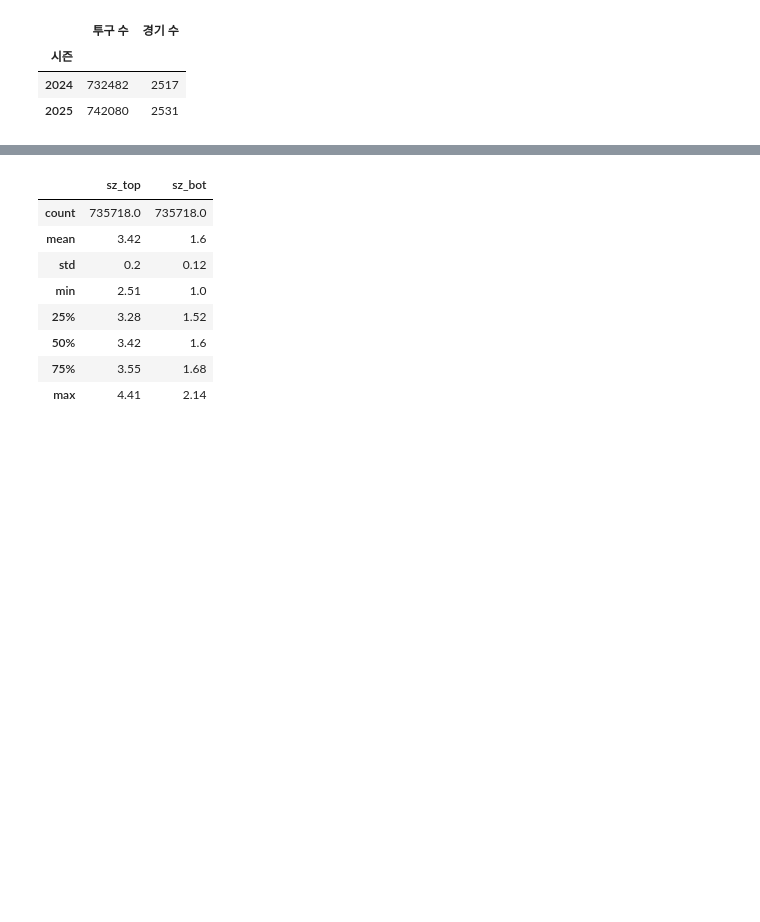
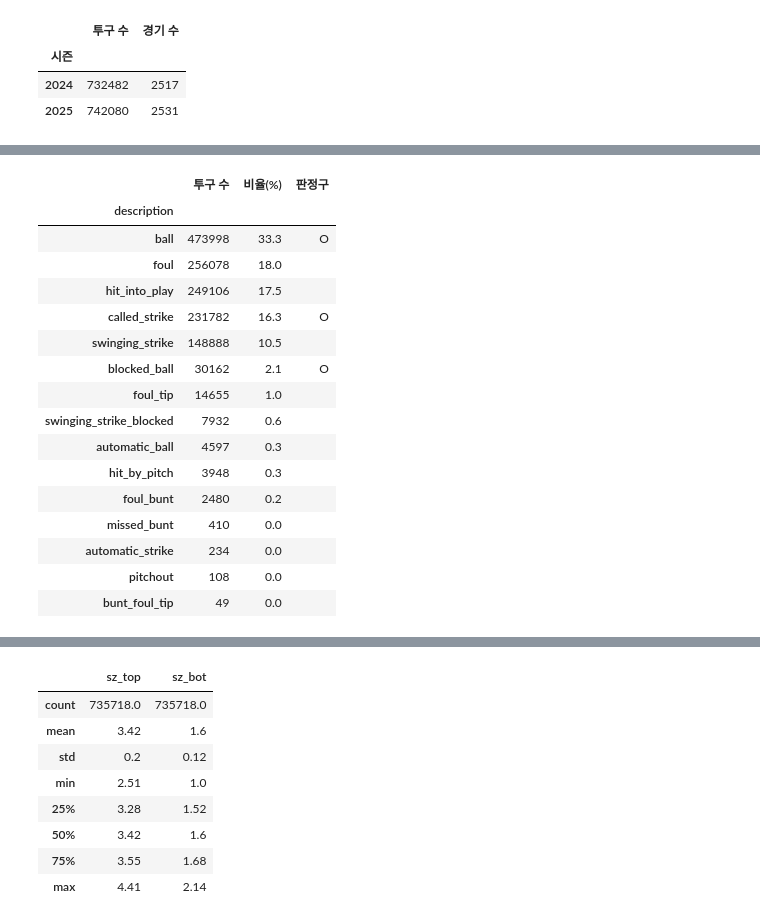
Before and after one commit to Haeram7/strikezone-lab, a Jupyter notebook: notebooks/00_data.ipynb, the cells around one changed output, grey strips where cells are left out. Cells and saved outputs as stored; diff of their text form; code cells hidden in the pictures; blank space fills up the shorter version.

```diff
--- a/notebooks/00_data.ipynb
+++ b/notebooks/00_data.ipynb
@@ -53,18 +82,19 @@ CALLED = ["called_strike", "ball", "blocked_ball"]
 SZ_TOP_MAX = 5.0  # 존 상단이 이보다 높으면 측정 오류로 본다 (ft)
 
 KEEP_COLS = [
-    "game_date", "game_pk", "game_year", "game_type",
-    "at_bat_number", "pitch_number",
-    "description",
-    "plate_x", "plate_z", "sz_top", "sz_bot",
-    "balls", "strikes",
-    "outs_when_up", "inning", "inning_topbot",
-    "on_1b", "on_2b", "on_3b",
-    "bat_score", "fld_score",
-    "pitcher", "batter", "fielder_2",
-    "stand", "p_throws",
-    "pitch_type", "release_speed",
-    "home_team", "away_team",
+    "game_date", "game_pk", "game_year", "game_type",  # 날짜, 경기 ID, 시즌, 경기 유형(R = 정규시즌)
+    "at_bat_number", "pitch_number",                   # 경기 안 타석 번호, 타석 안 투구 번호
+    "description",                                     # 투구 결과 (판정 포함)
+    "plate_x", "plate_z",                              # 홈플레이트 통과 위치 (좌우, 높이)
+    "sz_top", "sz_bot",                                # 그 타자의 스트라이크 존 상단·하단 높이
+    "balls", "strikes",                                # 투구 전 볼카운트
+    "outs_when_up", "inning", "inning_topbot",         # 아웃 수, 이닝, 초(Top)/말(Bot)
+    "on_1b", "on_2b", "on_3b",                         # 1·2·3루 주자 (주자 선수 ID, 없으면 결측)
+    "bat_score", "fld_score",                          # 공격 팀 점수, 수비 팀 점수
+    "pitcher", "batter", "fielder_2",                  # 투수·타자·포수의 MLB 선수 ID
+    "stand", "p_throws",                               # 타자가 선 쪽(L/R), 투수가 던지는 손(L/R)
+    "pitch_type", "release_speed",                     # 구종, 구속 (mph)
+    "home_team", "away_team",                          # 홈팀, 원정팀
 ]
 
 FRAMING_URL = (
@@ -238,0 +267,23 @@ print(f"선발 기록: {len(starters):,}건 (경기 {regular['game_pk'].nunique(
+# %%
+outcomes = regular["description"].value_counts().rename("투구 수").to_frame()
+outcomes["비율(%)"] = (outcomes["투구 수"] / len(regular) * 100).round(1)
+outcomes["판정구"] = np.where(outcomes.index.isin(CALLED), "O", "")
+outcomes
+# %% [output]
+|  | 투구 수 | 비율(%) | 판정구 |
+| description |  |  |  |
+| ball | 473998 | 33.3 | O |
+| foul | 256078 | 18.0 |  |
+| hit_into_play | 249106 | 17.5 |  |
+| called_strike | 231782 | 16.3 | O |
+| swinging_strike | 148888 | 10.5 |  |
+| blocked_ball | 30162 | 2.1 | O |
+| foul_tip | 14655 | 1.0 |  |
+| swinging_strike_blocked | 7932 | 0.6 |  |
+| automatic_ball | 4597 | 0.3 |  |
+| hit_by_pitch | 3948 | 0.3 |  |
+| foul_bunt | 2480 | 0.2 |  |
+| missed_bunt | 410 | 0.0 |  |
+| automatic_strike | 234 | 0.0 |  |
+| pitchout | 108 | 0.0 |  |
+| bunt_foul_tip | 49 | 0.0 |  |
```
Also changed, not shown: parts of 59 cells of this notebook, 5 other files.
